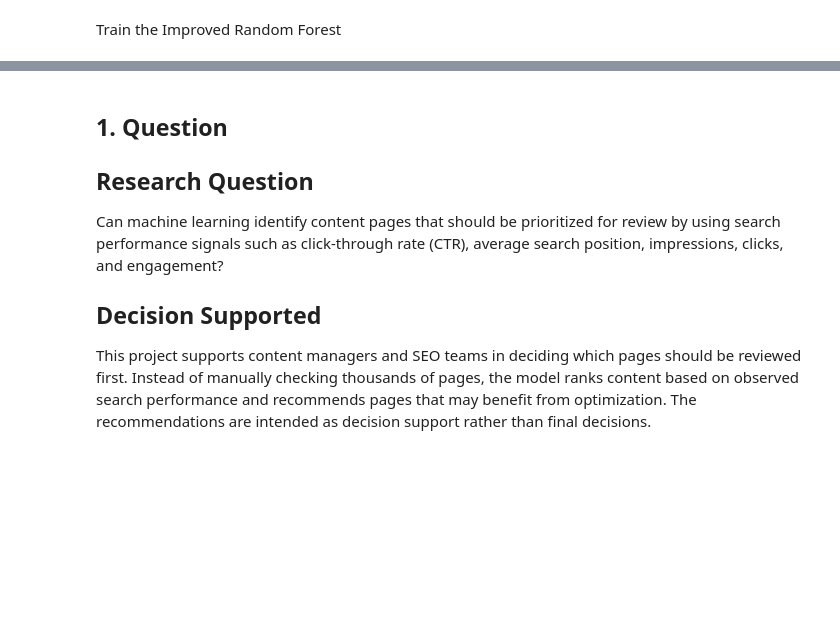
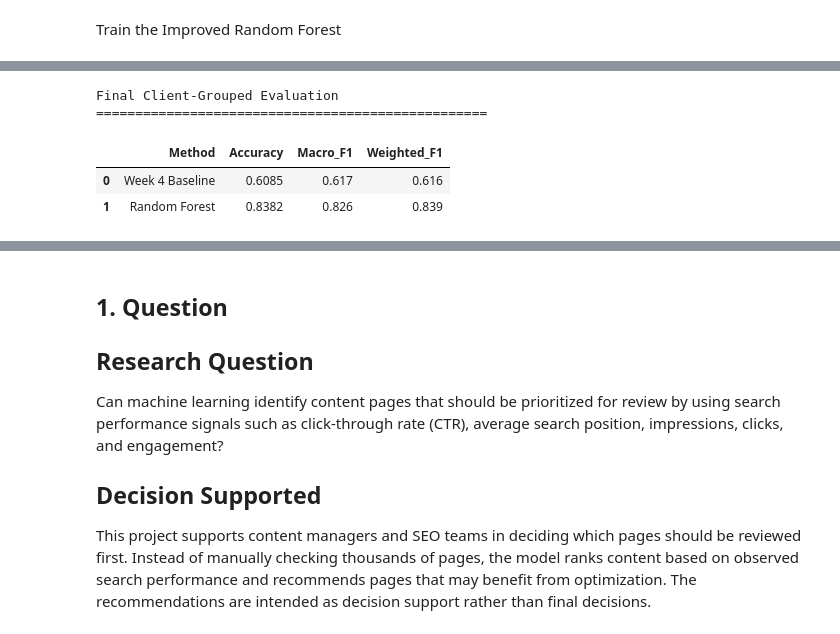
Before and after one commit to mirabdulbaqi/flyrank-ml-internship, a Jupyter notebook: work/notebooks/capstone.ipynb, the cells around one changed output, grey strips where cells are left out. Saved outputs shown, nothing was run; the diff lists cells and outputs as text; code cells hidden in the pictures; blank space fills up the shorter version.

```diff
--- a/work/notebooks/capstone.ipynb
+++ b/work/notebooks/capstone.ipynb
@@ -357,0 +545,36 @@ Confusion Matrix
+# %%
+# ============================================================
+# Final model vs baseline comparison
+# ============================================================
+
+comparison = pd.DataFrame({
+    "Method": [
+        "Week 4 Baseline",
+        "Random Forest"
+    ],
+    "Accuracy": [
+        baseline_group_accuracy,
+        group_accuracy
+    ],
+    "Macro_F1": [
+        0.617,
+        0.826
+    ],
+    "Weighted_F1": [
+        0.616,
+        0.839
+    ]
+})
+
+comparison["Accuracy"] = comparison["Accuracy"].round(4)
+
+print("Final Client-Grouped Evaluation")
+print("=" * 50)
+
+display(comparison)
+# %% [output]
+Final Client-Grouped Evaluation
+==================================================
+|  | Method | Accuracy | Macro_F1 | Weighted_F1 |
+| 0 | Week 4 Baseline | 0.6085 | 0.617 | 0.616 |
+| 1 | Random Forest | 0.8382 | 0.826 | 0.839 |
```
Also changed, not shown: parts of 12 cells of this notebook.
